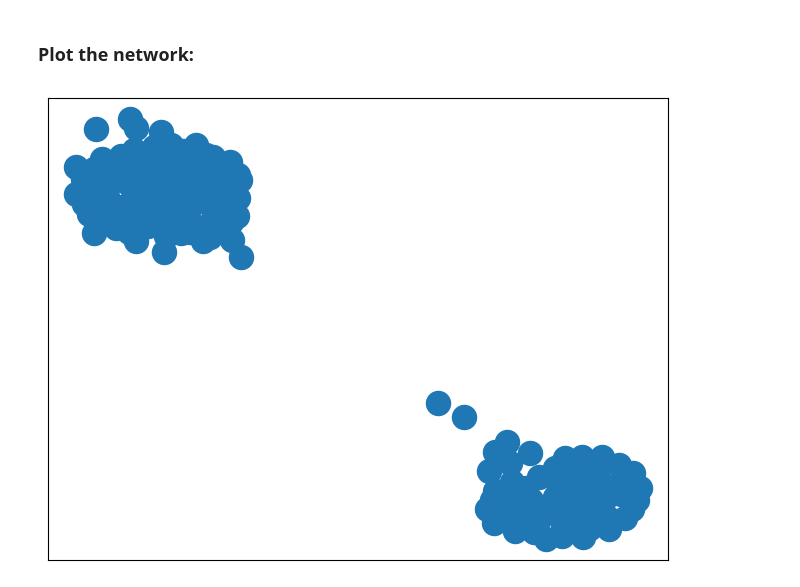
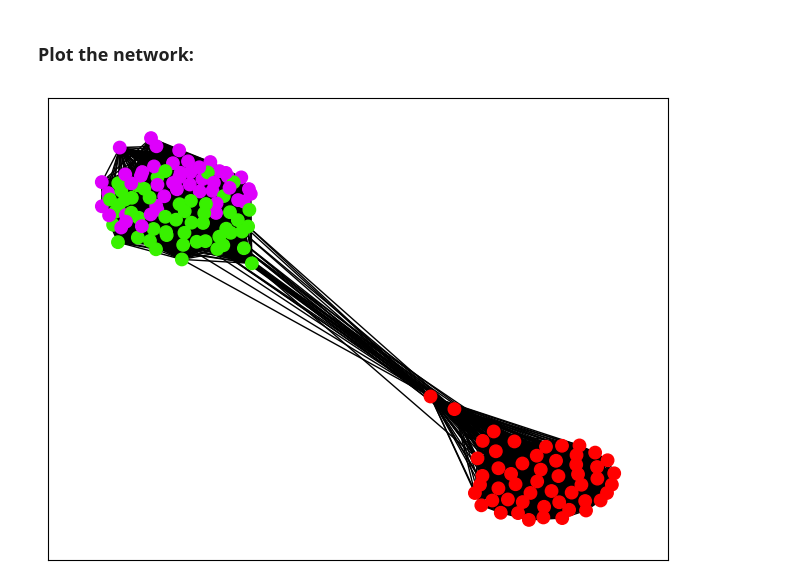
Before and after one commit to KrishanuZ/Behavioral-Homophily-Network, a Jupyter notebook: 02-Notebooks/02-wiring.ipynb, the cells around one changed output. Saved outputs shown, nothing was run; the diff lists cells and outputs as text; code cells hidden in the pictures.

Commit message:
feat: Generate the first network

```diff
--- a/02-Notebooks/02-wiring.ipynb
+++ b/02-Notebooks/02-wiring.ipynb
@@ -48,16 +48,16 @@ for i in range(num_nodes):
 # %%
 
 plt.figure(figsize=(8, 6))
 
 pos = nx.spring_layout(G, seed=42)  # The engine which pulls the connected node together
 
 color = [
     "#ff0000" if label == 0 else "#de00fc" if label == 1 else "#38F100" for label in node_labels
 ]
 
-pos = nx.spring_layout(G, seed=42)
-nx.draw_networkx_nodes(G, pos)
+nx.draw_networkx_nodes(G, pos, node_color=color, node_size=80)
+nx.draw_networkx_edges(G, pos)
 
 plt.show()
 # %% [output]
-[figure, old version]
+[figure, new version]
```
